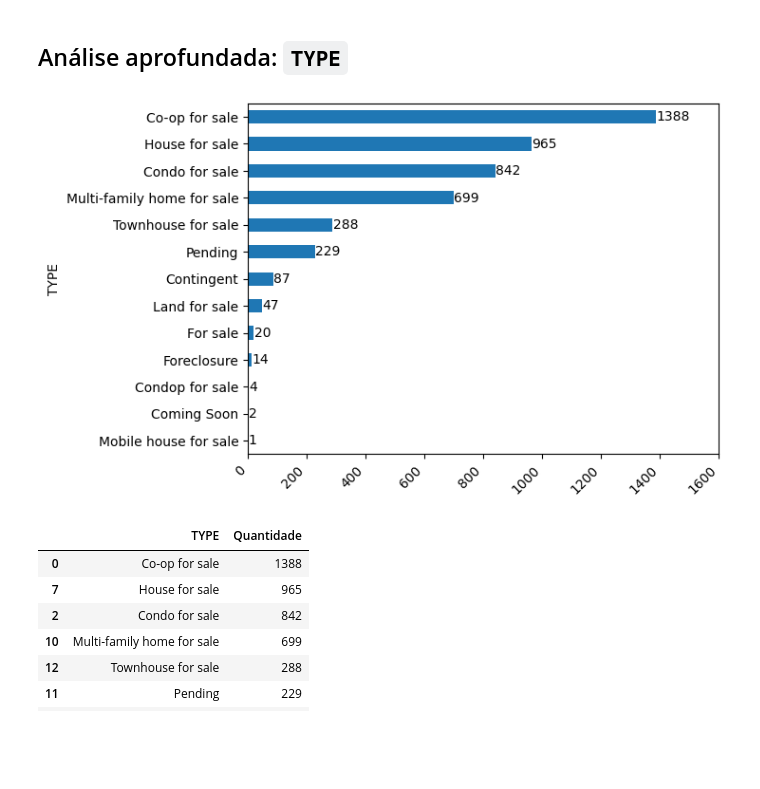
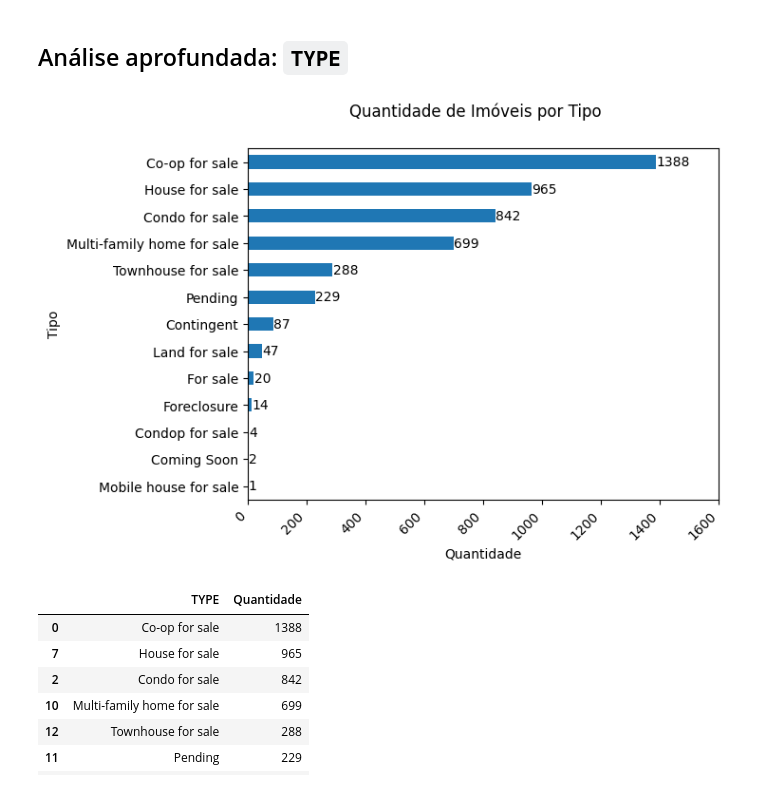
Before and after one commit to RenanYMartins/ADD-Trabalho1, a Jupyter notebook: Mercado_Imobiliário_de_Nova_York.ipynb, the cells around one changed output. Saved outputs shown, nothing was run; the diff lists cells and outputs as text; code cells hidden in the pictures; blank space fills up the shorter version.

```diff
--- a/Mercado_Imobiliário_de_Nova_York.ipynb
+++ b/Mercado_Imobiliário_de_Nova_York.ipynb
@@ -296,25 +297,29 @@ O valor máximo em `PROPERTYSQFT` (65535) é o maior valor possível para um _in
 # %%
 types = df_filtered.groupby('TYPE').agg({
     'PRICE': 'count',
 }).reset_index().rename(columns={'PRICE': 'Quantidade'}).sort_values(by='Quantidade', ascending=False)
 
 ax = types.plot(
     kind='barh',
     x='TYPE',
     y='Quantidade',
     legend=False
 )
 
 ax.invert_yaxis()
 ax.set_xlim(0, 1600)
 
 for i, (index, row) in enumerate(types.iterrows()):
     ax.text(row['Quantidade'] + 1, i, str(row['Quantidade']), va='center')
 
 plt.xticks(rotation=45, ha='right')
+plt.suptitle('Quantidade de Imóveis por Tipo')
+plt.xlabel('Quantidade')
+plt.ylabel('Tipo')
+
 plt.show()
 # %% [output]
-[figure, old version]
+[figure, new version]
 # %%
 df_filtered.groupby('TYPE').agg({
     'PRICE': 'count',
```
Also changed, not shown: parts of 35 cells of this notebook.
